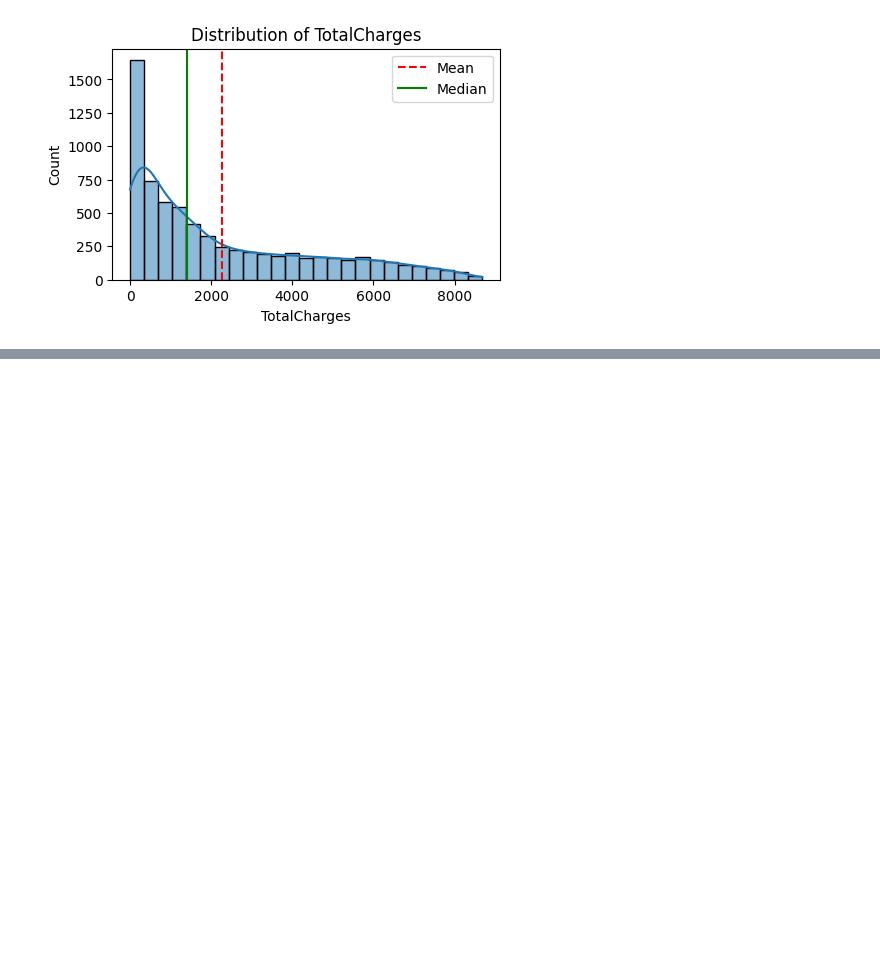
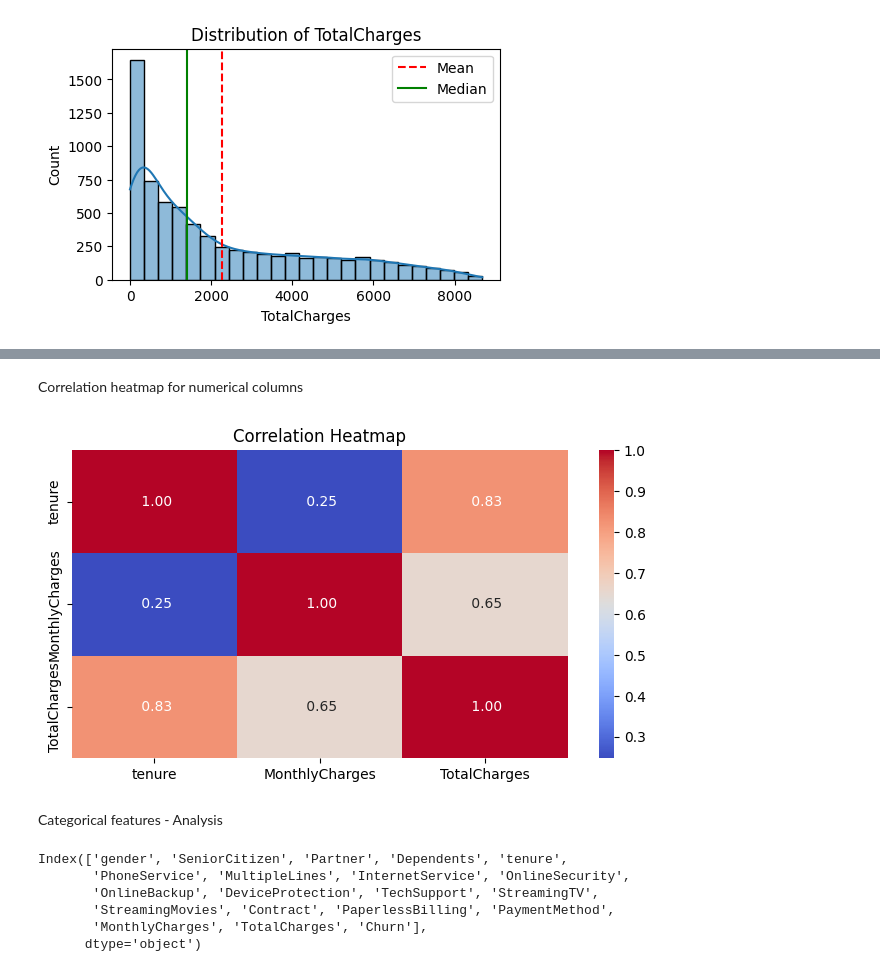
Before and after one commit to onerous2/Customer_Churn_Prediction, a Jupyter notebook: Customer_Churn_Prediction_using_ML.ipynb, the cells around one changed output, grey strips where cells are left out. Saved outputs shown, nothing was run; the diff lists cells and outputs as text; code cells hidden in the pictures; blank space fills up the shorter version.

```diff
--- a/Customer_Churn_Prediction_using_ML.ipynb
+++ b/Customer_Churn_Prediction_using_ML.ipynb
@@ -273,0 +297,21 @@ plot_histogram(df, "TotalCharges")
+# %% [markdown]
+Correlation heatmap for numerical columns
+# %%
+#corelation matrix, heatmap
+plt.figure(figsize=(8, 4))
+sns.heatmap(df[["tenure", "MonthlyCharges", "TotalCharges"]].corr(),annot=True, cmap="coolwarm",fmt=" .2f")
+plt.title("Correlation Heatmap")
+plt.show()
+# %% [output]
+[figure, added]
+# %% [markdown]
+Categorical features - Analysis
+# %%
+df.columns
+# %% [output]
+Index(['gender', 'SeniorCitizen', 'Partner', 'Dependents', 'tenure',
+       'PhoneService', 'MultipleLines', 'InternetService', 'OnlineSecurity',
+       'OnlineBackup', 'DeviceProtection', 'TechSupport', 'StreamingTV',
+       'StreamingMovies', 'Contract', 'PaperlessBilling', 'PaymentMethod',
+       'MonthlyCharges', 'TotalCharges', 'Churn'],
+      dtype='object')
```
Also changed, not shown: parts of 52 cells of this notebook.
